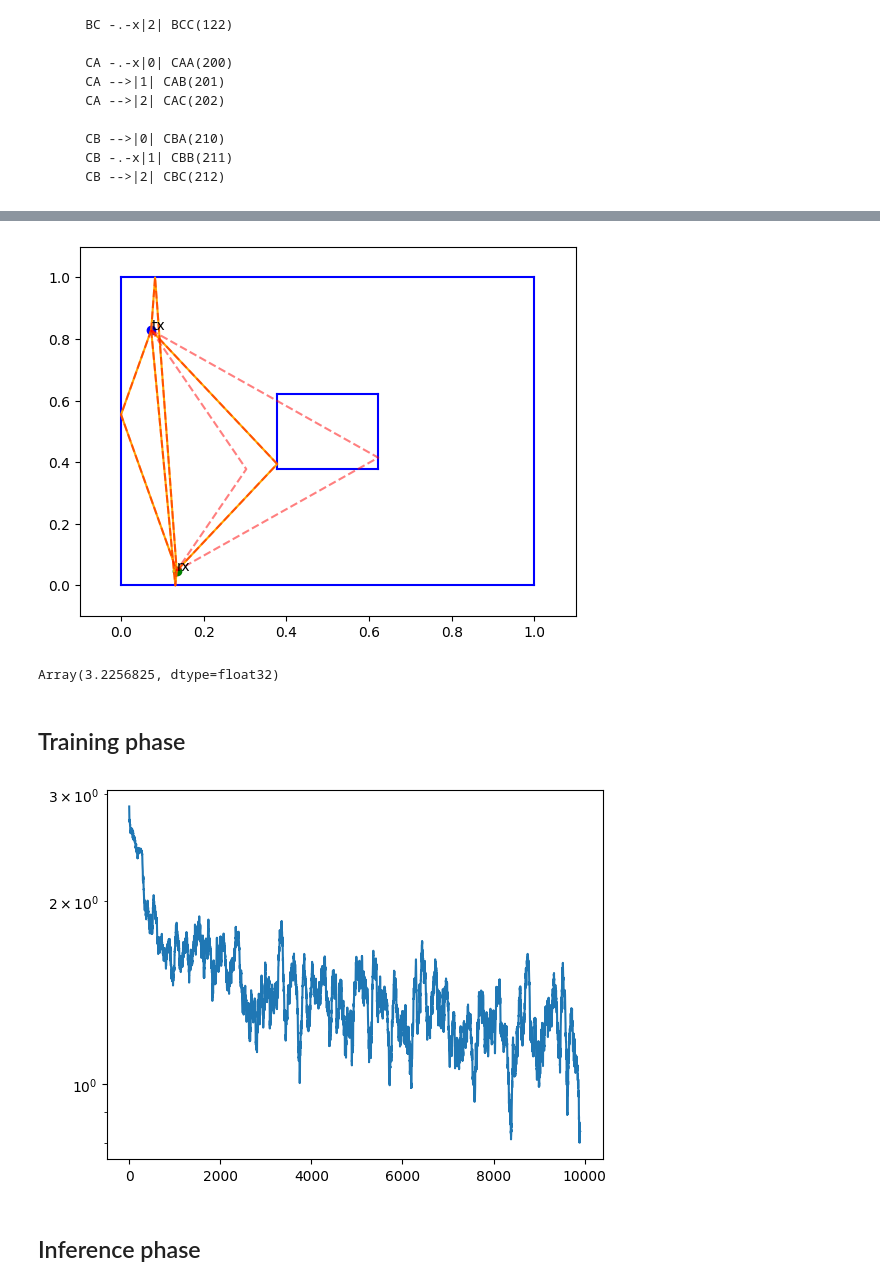
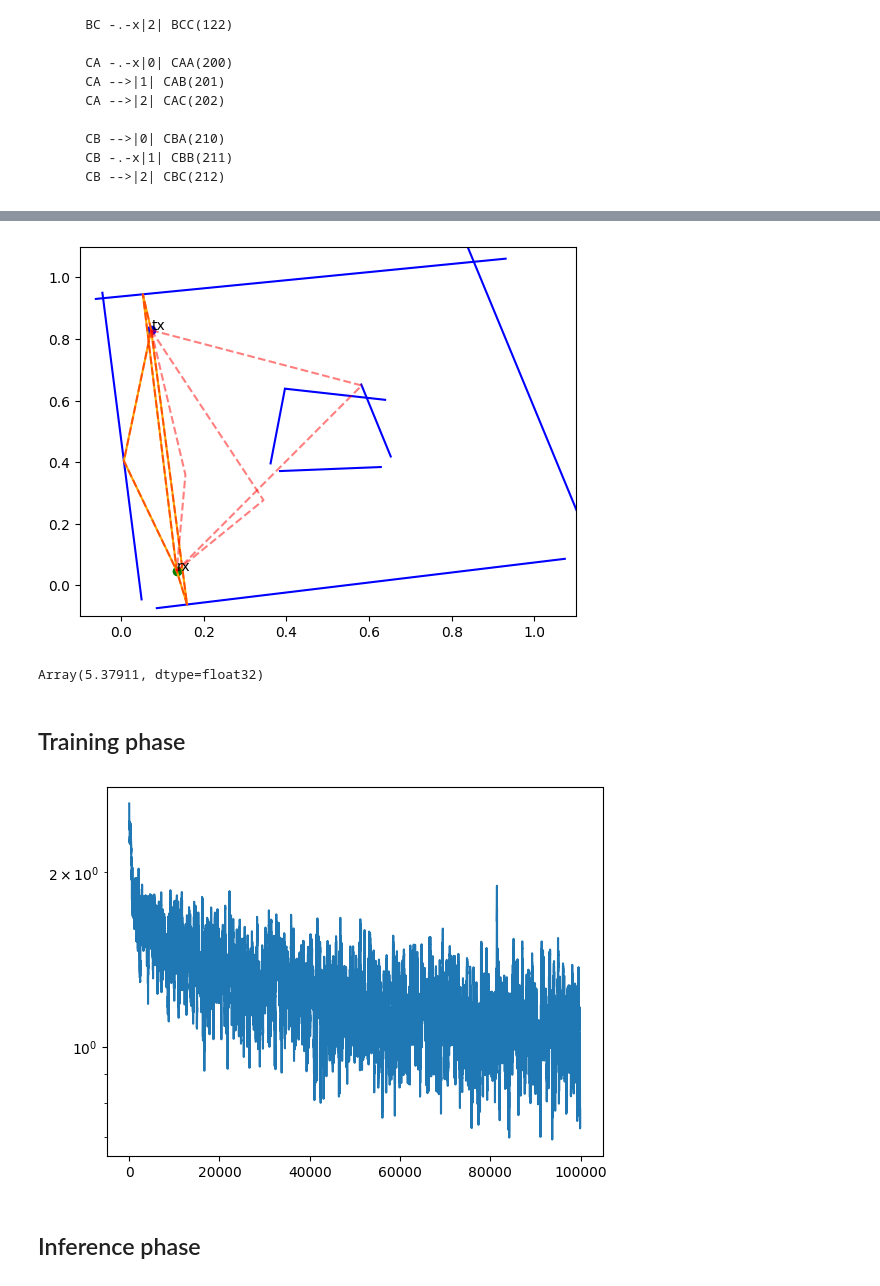
Before and after one commit to jeertmans/DiffeRT2d, a Jupyter notebook: docs/source/notebooks/cost20120_model.ipynb, the cells around one changed output, grey strips where cells are left out. Cells and saved outputs as stored; diff of their text form; code cells hidden in the pictures.

```diff
--- a/docs/source/notebooks/cost20120_model.ipynb
+++ b/docs/source/notebooks/cost20120_model.ipynb
@@ -203,11 +203,11 @@ some path candidate **within** the reward function (instead of using the ground
 as a *look-up table*) to avoid enumerating all possible paths during training.
 # %%
 def random_scenes(
-    min_ratio: float = 0.24,
-    max_ratio: float = 0.26,
+    min_ratio: float = 0.20,
+    max_ratio: float = 0.40,
     min_num_walls: int = 4,
-    min_angle: float = -0.0 * jnp.pi,
-    max_angle: float = +0.0 * jnp.pi,
+    min_angle: float = -0.1 * jnp.pi,
+    max_angle: float = +0.1 * jnp.pi,
     *,
     key: PRNGKeyArray,
 ) -> Iterator[tuple[Scene, Float[Array, "2+num_walls*2 2"]]]:
@@ -442,10 +442,9 @@ flowchart TD
 # %%
 class FlowModel(eqx.Module):
     order: int = eqx.field(static=True)
-    debug: bool
     # Layers
     wall_2_embeddings: eqx.nn.MLP
-    """MLP that is applied to each wall in parallel and returns embeddings."""
+    """MLP that is applied to each wall in parallel and returns the corresponding embeddings."""
     embeddings_2_flow: eqx.nn.MLP
     """MLP that maps each possible choice to some positive flow."""
 
@@ -454,17 +453,23 @@ class FlowModel(eqx.Module):
         # Hyperparameters
         order: int,
         num_embeddings: int = 100,
-        debug: bool = False,
         *,
         key: PRNGKeyArray,
     ):
+        """
+        Constructs a GFlowNet model.
+
+        :param order: The order of the path(s).
+        :param num_embeddings: The size of the vector that will represent each wall.
+        :param key: The random key to be used.
+        """
         key1, key2 = jax.random.split(key, 2)
 
         if order < 0:
             raise ValueError(f"Order must be greater or equal to 0, got {order}.")
 
         self.order = order
-        self.debug = debug
+
         # Layers
         self.wall_2_embeddings = eqx.nn.MLP(
             in_size=4,
@@ -547,6 +552,8 @@ class FlowModel(eqx.Module):
             walls_embeddings, wall_indices, axis=0, fill_value=0
         )
 
+        #jax.debug.print("state_embeddings {s}", s=state_embeddings)
+
         # [num_embeddings]
         # note: this contains information about the walls we already visited,
         #       as a sum of corresponding embeddings (one wall can appear multiple times)
@@ -568,9 +575,6 @@ class FlowModel(eqx.Module):
         # walls[index] for the next state.
         flow = jnp.where(index >= 0, flow.at[index].set(0.0), flow)
 
-        if self.debug:
-            jax.debug.print("Flow: {flow}", flow=flow)
-
         return flow
 # %% [markdown]
 ## Loss function definition
@@ -707,16 +715,16 @@ def loss(
 
     return batch_loss
 # %%
-training_model = FlowModel(order=order, key=key_model)
+untrained_model = FlowModel(order=order, key=key_model)
 optim = optax.adam(learning_rate=3e-4)
 # %%
 key, key_loss_untrained = jax.random.split(key, 2)
 loss(
-    training_model, *next(train_samples), plot=True, key=key_loss_untrained
+    untrained_model, *next(train_samples), plot=True, key=key_loss_untrained
 )  # Untrained model
 # %% [output]
-[figure, old version]
+[figure, new version]
-Array(3.2256825, dtype=float32)
+Array(5.37911, dtype=float32)
 # %% [markdown]
 ## Training phase
 # %%
@@ -769,14 +777,14 @@ def train(
         r = r.at[n:].add(-r[:-n])
         return r[n - 1 :] / n
 
-    return model, moving_average(jnp.array(losses))
+    return model, moving_average(jnp.array(losses), n=n)
 # %%
-training_model, losses = train(training_model, train_samples, optim, key=key_train)
+trained_model, losses = train(untrained_model, train_samples, optim, key=key_train)
 
 plt.semilogy(losses)
 plt.show()
 # %% [output]
-[figure, old version]
+[figure, new version]
 # %% [markdown]
 ## Inference phase
 # %%
```
Also changed, not shown: parts of 5 cells of this notebook.
